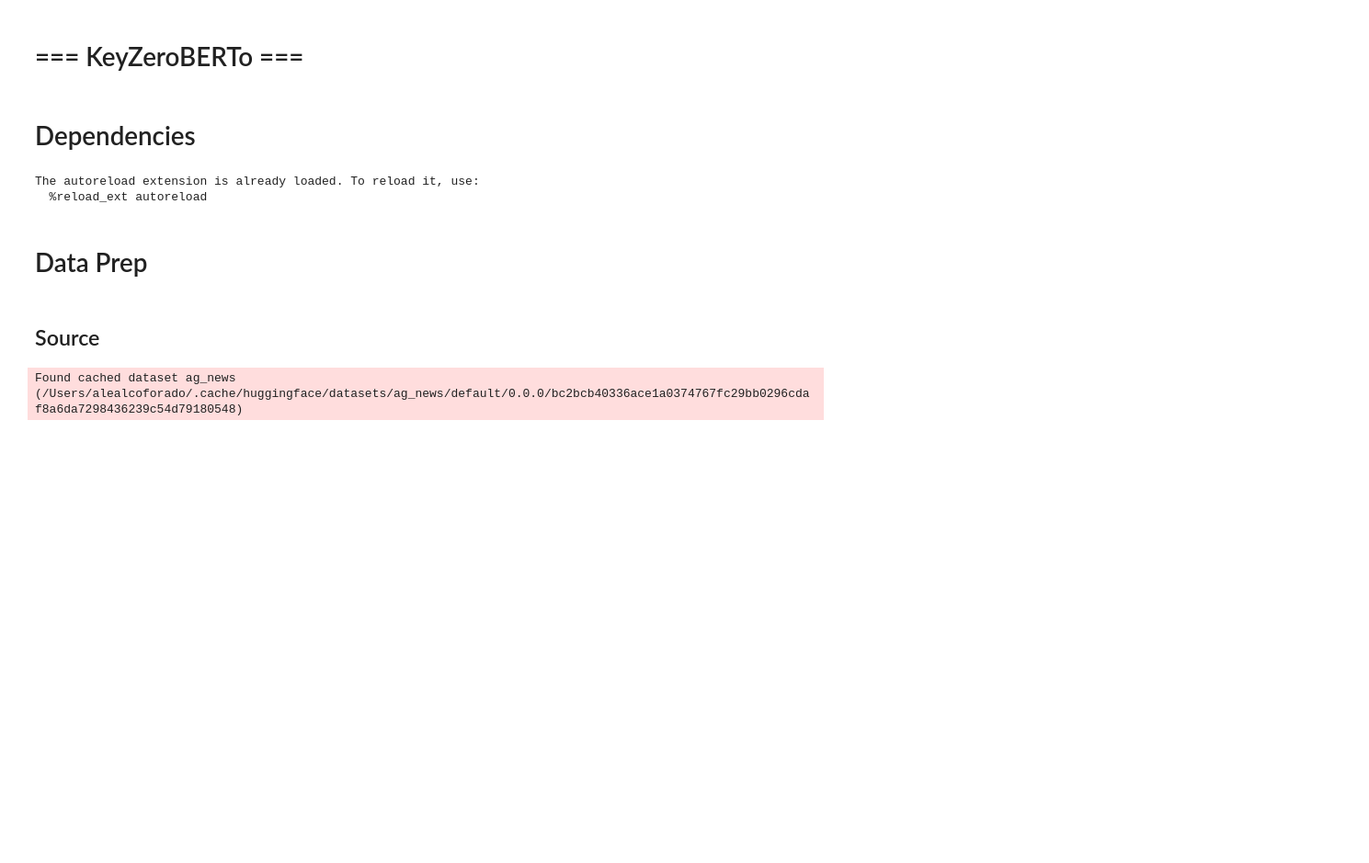
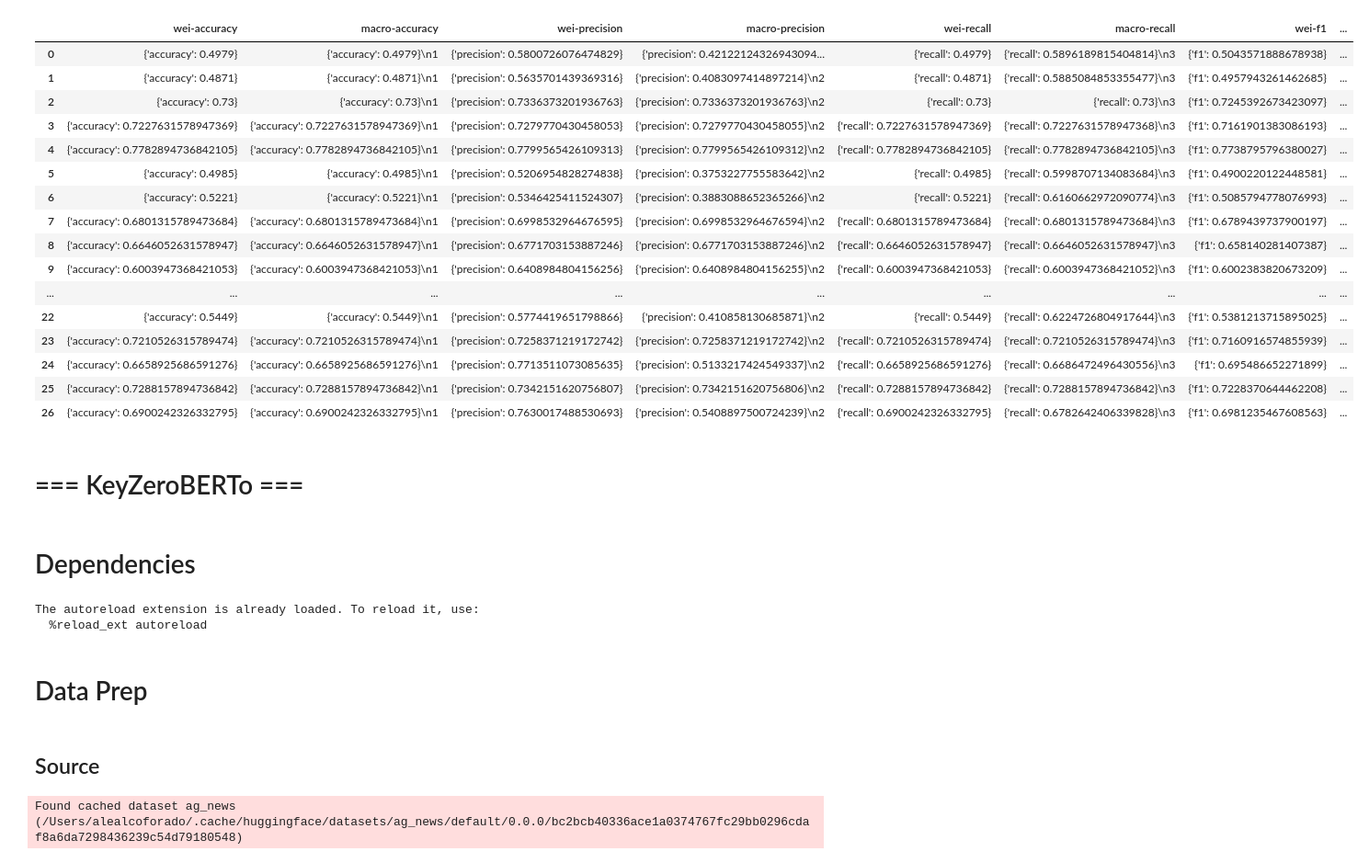
Before and after one commit to alealcoforado/zeroberto, a Jupyter notebook: ZeroBERTo_pipeline.ipynb, the cells around one changed output. Shown: that part at 92% size. Saved outputs shown, nothing was run; the diff lists cells and outputs as text; code cells hidden in the pictures; blank space fills up the shorter version.

```diff
--- a/ZeroBERTo_pipeline.ipynb
+++ b/ZeroBERTo_pipeline.ipynb
@@ -0,0 +52,40 @@
+# %%
+import os
+import pandas as pd
+import numpy as np
+
+# specify the directory where the metrics files are located
+directory = "/Users/alealcoforado/Documents/Projetos/Datasets/folhauol/"
+
+# create an empty list to store the dataframes
+dfs = []
+keys = []
+# loop through all the files in the directory
+for filename in os.listdir(directory):
+    # check if the file contains "metrics" in its name and is a csv file
+    if "metrics" in filename and filename.endswith(".csv"):
+        key = extract_digits(filename)
+        keys.append(key)
+        # read the csv file into a dataframe
+        df = pd.read_csv(os.path.join(directory, filename), index_col=0)
+        df['key'] = key
+        # append the dataframe to the list
+        dfs.append(df)
+
+# concatenate all the dataframes in the list into a single dataframe
+metrics_df = pd.concat(dfs, ignore_index=True)
+
+# display the resulting dataframe
+# print(metrics_df)
+print(keys)
+print(len(keys),len(metrics_df))
+
+
+lista_metricas = []
+for metric,value in all_metrics.iterrows():
+    metrics = (value.str.replace("[","").str.replace("]","").str.split(",")[0][3:11])
+    lista_metricas.append(metrics)
+    # break
+# print(lista_metricas)
+df_metrics = pd.DataFrame(lista_metricas,columns=['wei-accuracy','macro-accuracy',
+                                     'wei-precision','macro-precision','wei-recall','macro-recall','wei-f1','macro-f1'])
@@ -1,3 +171,23 @@
+# %%
+df_metrics
+# %% [output]
+|  | wei-accuracy | macro-accuracy | wei-precision | macro-precision | wei-recall | macro-recall | wei-f1 | ... |
+| 0 | {'accuracy': 0.4979} | {'accuracy': 0.4979}\n1 | {'precision': 0.5800726076474829} | {'precision': 0.42122124326943094... | {'recall': 0.4979} | {'recall': 0.5896189815404814}\n3 | {'f1': 0.5043571888678938} | ... |
+| 1 | {'accuracy': 0.4871} | {'accuracy': 0.4871}\n1 | {'precision': 0.5635701439369316} | {'precision': 0.4083097414897214}\n2 | {'recall': 0.4871} | {'recall': 0.5885084853355477}\n3 | {'f1': 0.4957943261462685} | ... |
+| 2 | {'accuracy': 0.73} | {'accuracy': 0.73}\n1 | {'precision': 0.7336373201936763} | {'precision': 0.7336373201936763}\n2 | {'recall': 0.73} | {'recall': 0.73}\n3 | {'f1': 0.7245392673423097} | ... |
+| 3 | {'accuracy': 0.7227631578947369} | {'accuracy': 0.7227631578947369}\n1 | {'precision': 0.7279770430458053} | {'precision': 0.7279770430458055}\n2 | {'recall': 0.7227631578947369} | {'recall': 0.7227631578947368}\n3 | {'f1': 0.7161901383086193} | ... |
+| 4 | {'accuracy': 0.7782894736842105} | {'accuracy': 0.7782894736842105}\n1 | {'precision': 0.7799565426109313} | {'precision': 0.7799565426109312}\n2 | {'recall': 0.7782894736842105} | {'recall': 0.7782894736842105}\n3 | {'f1': 0.7738795796380027} | ... |
+| 5 | {'accuracy': 0.4985} | {'accuracy': 0.4985}\n1 | {'precision': 0.5206954828274838} | {'precision': 0.3753227755583642}\n2 | {'recall': 0.4985} | {'recall': 0.5998707134083684}\n3 | {'f1': 0.4900220122448581} | ... |
+| 6 | {'accuracy': 0.5221} | {'accuracy': 0.5221}\n1 | {'precision': 0.5346425411524307} | {'precision': 0.3883088652365266}\n2 | {'recall': 0.5221} | {'recall': 0.6160662972090774}\n3 | {'f1': 0.5085794778076993} | ... |
+| 7 | {'accuracy': 0.6801315789473684} | {'accuracy': 0.6801315789473684}\n1 | {'precision': 0.6998532964676595} | {'precision': 0.6998532964676594}\n2 | {'recall': 0.6801315789473684} | {'recall': 0.6801315789473684}\n3 | {'f1': 0.6789439737900197} | ... |
+| 8 | {'accuracy': 0.6646052631578947} | {'accuracy': 0.6646052631578947}\n1 | {'precision': 0.6771703153887246} | {'precision': 0.6771703153887246}\n2 | {'recall': 0.6646052631578947} | {'recall': 0.6646052631578947}\n3 | {'f1': 0.658140281407387} | ... |
+| 9 | {'accuracy': 0.6003947368421053} | {'accuracy': 0.6003947368421053}\n1 | {'precision': 0.6408984804156256} | {'precision': 0.6408984804156255}\n2 | {'recall': 0.6003947368421053} | {'recall': 0.6003947368421052}\n3 | {'f1': 0.6002383820673209} | ... |
+| ... | ... | ... | ... | ... | ... | ... | ... | ... |
+| 22 | {'accuracy': 0.5449} | {'accuracy': 0.5449}\n1 | {'precision': 0.5774419651798866} | {'precision': 0.410858130685871}\n2 | {'recall': 0.5449} | {'recall': 0.6224726804917644}\n3 | {'f1': 0.5381213715895025} | ... |
+| 23 | {'accuracy': 0.7210526315789474} | {'accuracy': 0.7210526315789474}\n1 | {'precision': 0.7258371219172742} | {'precision': 0.7258371219172742}\n2 | {'recall': 0.7210526315789474} | {'recall': 0.7210526315789474}\n3 | {'f1': 0.7160916574855939} | ... |
+| 24 | {'accuracy': 0.6658925686591276} | {'accuracy': 0.6658925686591276}\n1 | {'precision': 0.7713511073085635} | {'precision': 0.5133217424549337}\n2 | {'recall': 0.6658925686591276} | {'recall': 0.6686472496430556}\n3 | {'f1': 0.695486652271899} | ... |
+| 25 | {'accuracy': 0.7288157894736842} | {'accuracy': 0.7288157894736842}\n1 | {'precision': 0.7342151620756807} | {'precision': 0.7342151620756806}\n2 | {'recall': 0.7288157894736842} | {'recall': 0.7288157894736842}\n3 | {'f1': 0.7228370644462208} | ... |
+| 26 | {'accuracy': 0.6900242326332795} | {'accuracy': 0.6900242326332795}\n1 | {'precision': 0.7630017488530693} | {'precision': 0.5408897500724239}\n2 | {'recall': 0.6900242326332795} | {'recall': 0.6782642406339828}\n3 | {'f1': 0.6981235467608563} | ... |
 # %%
 # from google.colab import drive
 # drive.mount('/content/drive')
```
Also changed, not shown: parts of 6 cells of this notebook, 2 other files.
